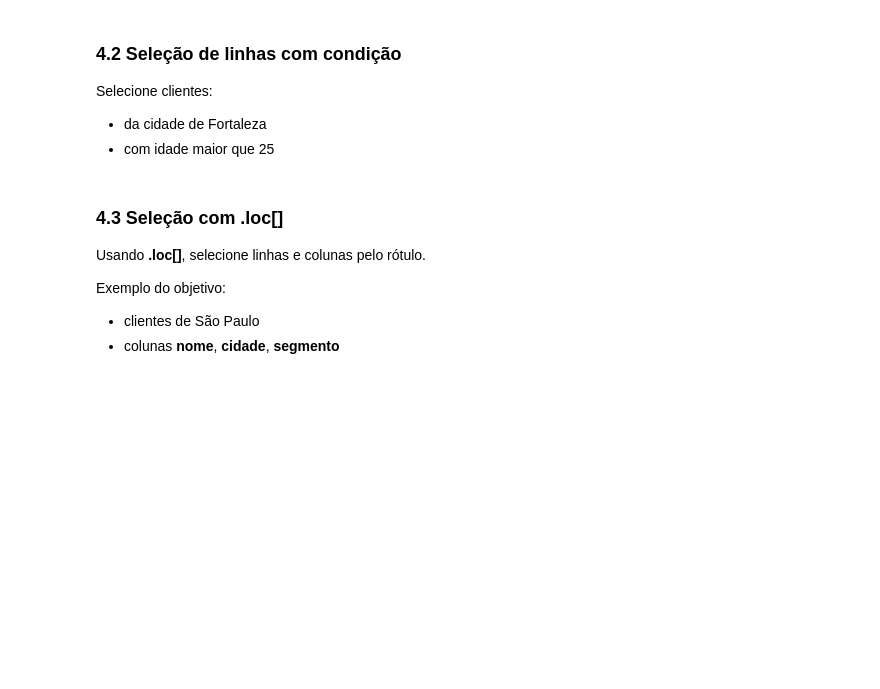
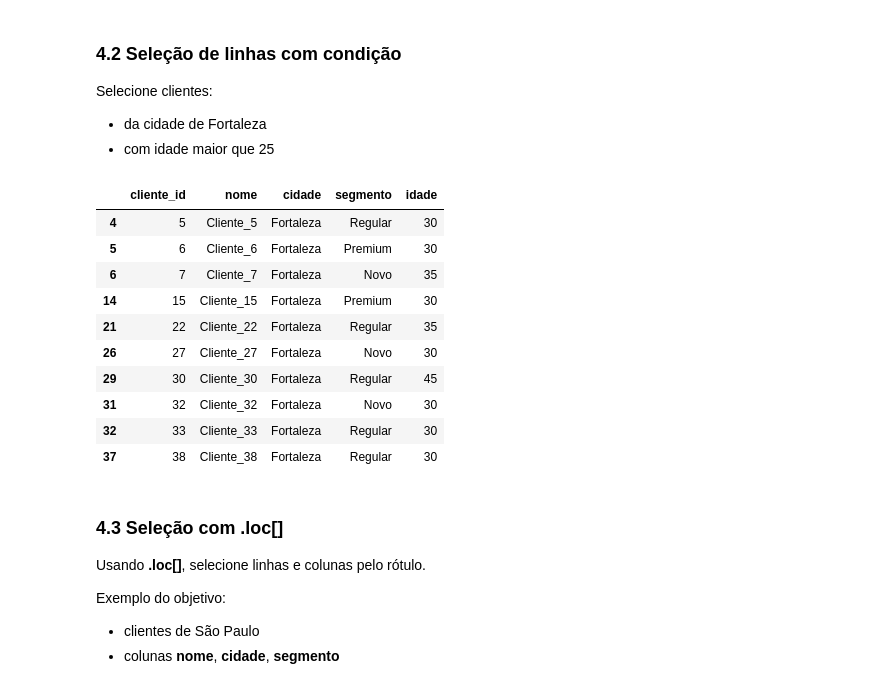
Before and after one commit to Somutt/revisao_py, a Jupyter notebook: 02_data_analysis/pandas_ecommerce.ipynb, the cells around one changed output. Cells and saved outputs as stored; diff of their text form; code cells hidden in the pictures; blank space fills up the shorter version.

```diff
--- a/02_data_analysis/pandas_ecommerce.ipynb
+++ b/02_data_analysis/pandas_ecommerce.ipynb
@@ -933,7 +945,21 @@ Selecione clientes:
 - da cidade de Fortaleza
 - com idade maior que 25
 # %%
-#Implementação
+fortaleza_mq25 = (clientes_df['cidade'] == 'Fortaleza') & (clientes_df['idade'] > 25)
+
+clientes_df[fortaleza_mq25].head(10)
+# %% [output]
+|  | cliente_id | nome | cidade | segmento | idade |
+| 4 | 5 | Cliente_5 | Fortaleza | Regular | 30 |
+| 5 | 6 | Cliente_6 | Fortaleza | Premium | 30 |
+| 6 | 7 | Cliente_7 | Fortaleza | Novo | 35 |
+| 14 | 15 | Cliente_15 | Fortaleza | Premium | 30 |
+| 21 | 22 | Cliente_22 | Fortaleza | Regular | 35 |
+| 26 | 27 | Cliente_27 | Fortaleza | Novo | 30 |
+| 29 | 30 | Cliente_30 | Fortaleza | Regular | 45 |
+| 31 | 32 | Cliente_32 | Fortaleza | Novo | 30 |
+| 32 | 33 | Cliente_33 | Fortaleza | Regular | 30 |
+| 37 | 38 | Cliente_38 | Fortaleza | Regular | 30 |
 # %% [markdown]
 ### 4.3 Seleção com **.loc[]**
 
```
Also changed, not shown: parts of 5 cells of this notebook.
